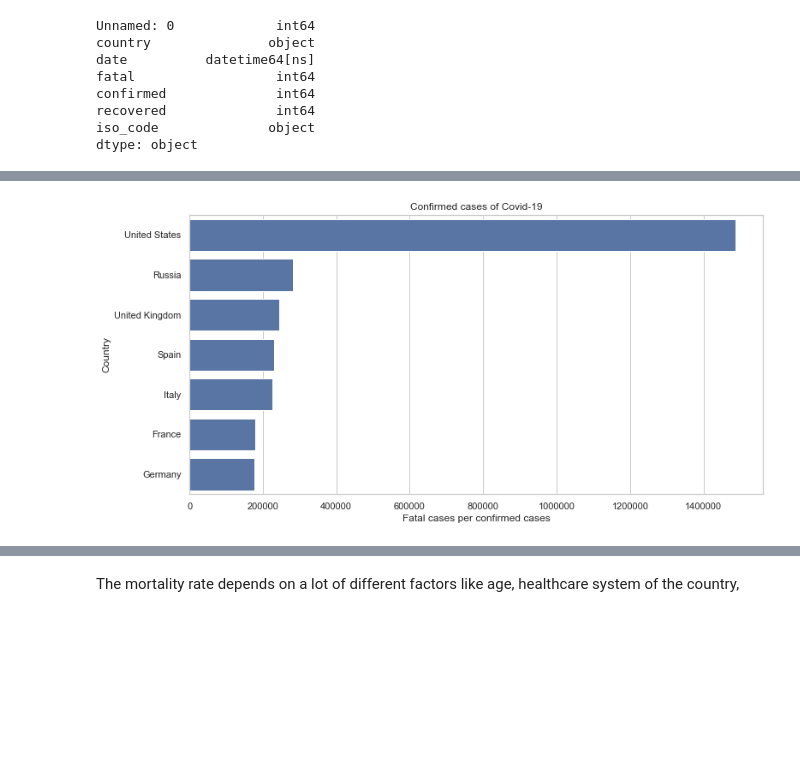
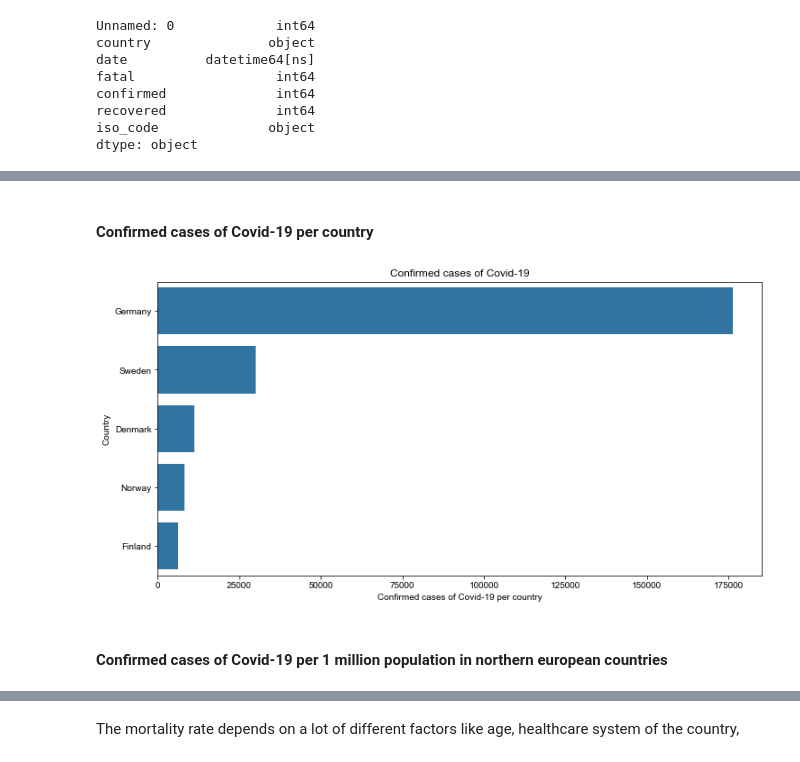
Before and after one commit to AtulSingh-Emyre/AnalysisCovid19, a Jupyter notebook: exploration_Covid19.ipynb, the cells around one changed output, grey strips where cells are left out. Drawn from its saved outputs; the diff is of its cells as text; code cells hidden in the pictures; blank space fills up the shorter version.

```diff
--- a/exploration_Covid19.ipynb
+++ b/exploration_Covid19.ipynb
@@ -109 +106,5 @@ and prepare yourself to look at relationships between variables.
+# %%
+# Countries of interest (European countries with more than 40% 1-person households)
+
+northern_european = ['Norway', 'Denmark', 'Finland', 'Germany', 'Sweden']
 # %% [markdown]
@@ -128,8 +116,4 @@ df_covidCases_today.drop(['Unnamed: 0'], axis=1, inplace=True)
-# %%
-# Feature Engineering
-
-# Create column fatal per confirmed
-df_covidCases_today['fatalPerConfirmed'] = df_covidCases_today.fatal / df_covidCases_today.confirmed
-
-# Create column deaths per 10,000 population
-df_covidCases_today['fatalPerPopulation'] = df_covidCases_today.fatal * () / df_covidCases_today.population
+# %%
+# Drop all countries which are not of interest in this analysis
+
+df_covidCases_today = df_covidCases_today[df_covidCases_today['country'].isin(northern_european)]
@@ -154,23 +143,27 @@ df_covidCases_today.head(10)
+# %% [markdown]
+#### Confirmed cases of Covid-19 per country
 # %%
 # Define figure size
 plt.figure(figsize=[12,6])
 
 # Plot barplot with 10 countries of most cases
-sb.barplot(data=df_covidCases_today.sort_values('confirmed', ascending=False).head(10),
+sb.barplot(data=df_covidCases_today.sort_values('confirmed', ascending=False),
            x='confirmed', y='country', color = base_color )
 
 # Set grid for better comparibility
 sb.set(style="whitegrid")
 
 # Write lables and header
-plt.xlabel('Fatal cases per confirmed cases')
+plt.xlabel('Confirmed cases of Covid-19 per country')
 plt.ylabel('Country');
 plt.title('Confirmed cases of Covid-19')  # <-- how can I put variable 'today' hier?
 
 #axes = plt.gca()
 #axes.set_xlim([0,160])
 #axes.set_ylim([0,160])
 
 plt.show()
 # %% [output]
-[figure, old version]
+[figure, new version]
+# %% [markdown]
+#### Confirmed cases of Covid-19 per 1 million population in northern european countries
```
Also changed, not shown: parts of 34 cells of this notebook, 1 other file.
